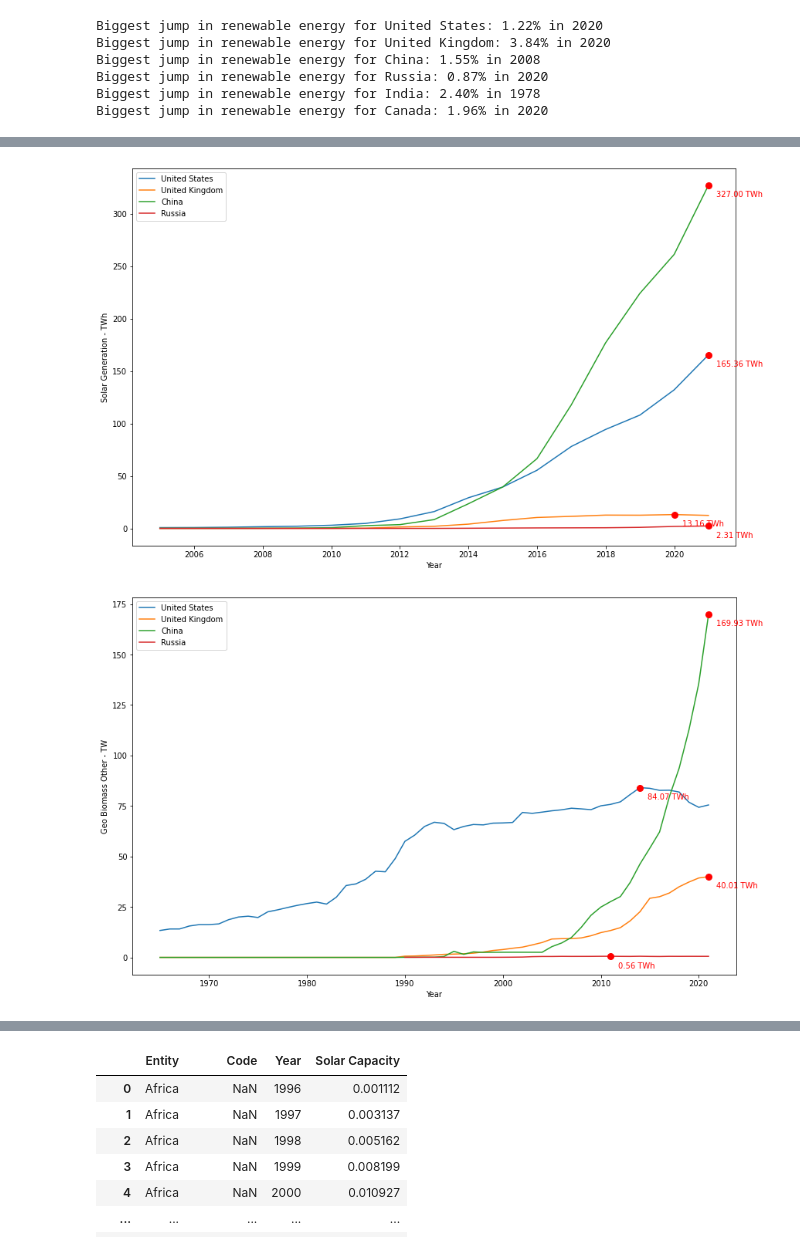
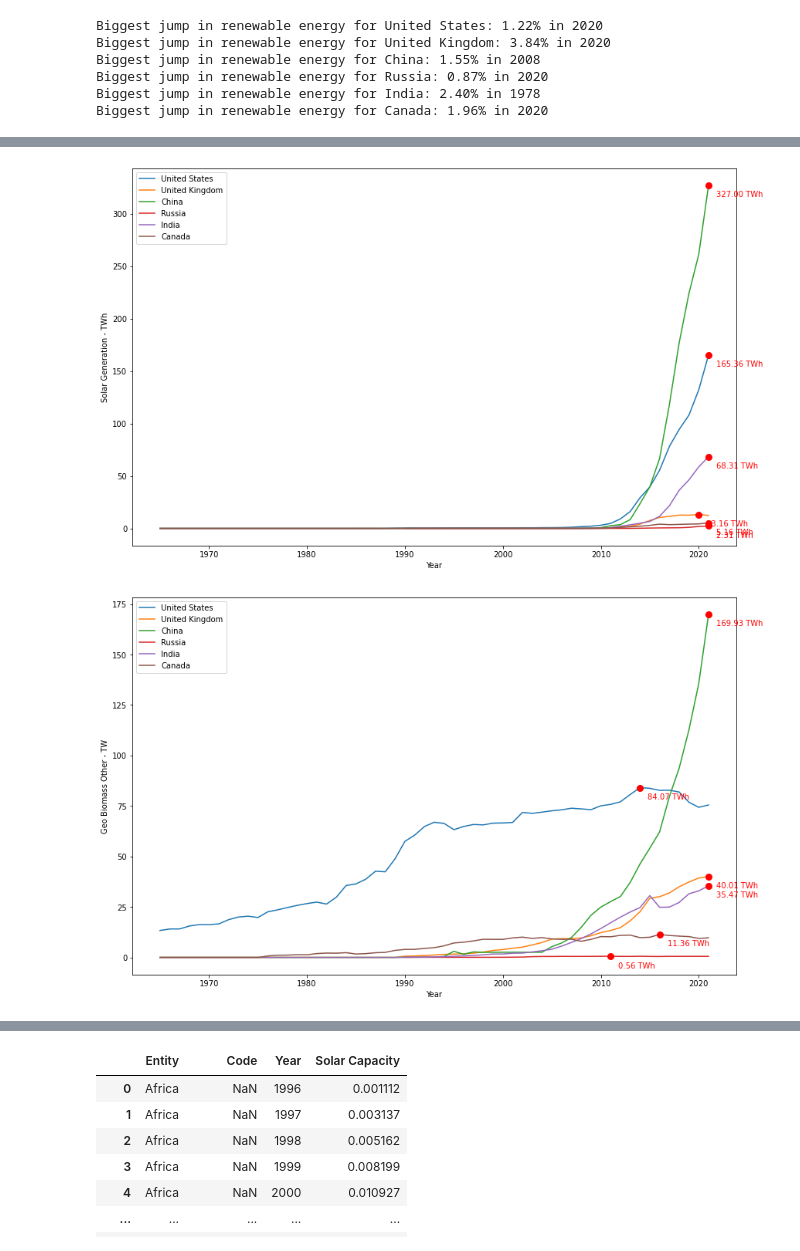
Before and after one commit to LucasMazza42/Energy-Analytics, a Jupyter notebook: ResearchDoc.ipynb, the cells around one changed output, grey strips where cells are left out. Cells and saved outputs as stored; diff of their text form; code cells hidden in the pictures.

```diff
--- a/ResearchDoc.ipynb
+++ b/ResearchDoc.ipynb
@@ -80,3 +80,35 @@ Biggest jump in renewable energy for China: 1.55% in 2008
 Biggest jump in renewable energy for Russia: 0.87% in 2020
 Biggest jump in renewable energy for India: 2.40% in 1978
 Biggest jump in renewable energy for Canada: 1.96% in 2020
+# %%
+import matplotlib.pyplot as plt
+import numpy as np
+
+countries = list(biggest_jumps.keys())
+jumps = [jump for _, jump in biggest_jumps.values()]
+years = [year for year, _ in biggest_jumps.values()]
+
+# Generate a color palette with a different color for each bar
+color_palette = plt.cm.get_cmap('Set3', len(countries))
+
+plt.figure(figsize=(10, 6))
+bars = plt.bar(countries, jumps, color=color_palette(np.arange(len(countries))))
+plt.xticks(rotation=45)
+plt.xlabel('Country')
+plt.ylabel('Renewable Energy Jump (%)')
+plt.title('Biggest Year-to-Year Jumps in Renewable Energy')
+
+# Add data labels
+for i, jump in enumerate(jumps):
+    plt.text(i, jump, f'{jump:.2f}%', ha='center', va='bottom')
+
+# Add annotations with year information
+for i, year in enumerate(years):
+    plt.annotate(year, (i, jumps[i] + 0.5), ha='center')
+
+# Customize the legend to show the corresponding colors
+legend_handles = [plt.Rectangle((0, 0), 1, 1, color=color_palette(i)) for i in range(len(countries))]
+plt.legend(legend_handles, countries, loc='upper right')
+
+plt.tight_layout()
+plt.show()
@@ -83,15 +117,14 @@ Biggest jump in renewable energy for Canada: 1.96% in 2020
 # %%
-#identifying the smallest year to year jump for each country
 jumps = {}
 smallest_jumps = {}
 
 for country in selected_countries:
     country_data = selected_data[selected_data['Entity'] == country].copy()
     country_data['Renewable_Jump'] = country_data['Renewables (% equivalent primary energy)'].diff()
-    max_jump = country_data['Renewable_Jump'].max()
-    max_jump_year = country_data.loc[country_data['Renewable_Jump'].idxmin(), 'Year']
-    biggest_jumps[country] = (max_jump_year, max_jump)
+    min_jump = country_data['Renewable_Jump'].min()
+    min_jump_year = country_data.loc[country_data['Renewable_Jump'].idxmin(), 'Year']
+    smallest_jumps[country] = (min_jump_year, min_jump)
 
-for country, (year, jump) in biggest_jumps.items():
+for country, (year, jump) in smallest_jumps.items():
     print(f"Smallest jump in renewable energy for {country}: {jump:.2f}% in {year}")
 # %% [output]
@@ -126,36 +179,36 @@ renewType = renewType[renewType['Entity'].isin(selected_countries)]
 # %%
 #countries Solar generation
 
 fig, ax = plt.subplots(figsize = (14,9))
-countries = ['United States', 'United Kingdom', 'China', 'Russia']
-filtered_data = renewType[renewType['Entity'].isin(countries)]
+countries = ['United States', 'United Kingdom', 'China', 'Russia','India','Canada']
+solar_data = renewType[renewType['Entity'].isin(countries)]
 #solar_data = filtered_data[(filtered_data['Year'] >= 2005) & (filtered_data['Year'] <= 2021)]
 
 
 for country in countries:
     country_data = solar_data[solar_data['Entity'] == country]
     plt.plot(country_data['Year'], country_data['Solar Generation - TWh'], label=country)
      # Find the maximum value and its index
     max_value = country_data['Solar Generation - TWh'].max()
     max_index = country_data['Solar Generation - TWh'].idxmax()
 
     # Mark the maximum value with a red dot
     plt.plot(country_data.loc[max_index, 'Year'], max_value, 'ro', markersize=8)
 
     # Annotate the maximum value
     plt.annotate(f"{max_value:.2f} TWh", (country_data.loc[max_index, 'Year'], max_value),
                  xytext=(10, -15), textcoords='offset points', color='red')
 
 
 plt.xlabel('Year')
 plt.ylabel('Solar Generation - TWh')
 plt.legend()
 plt.show()
 # %% [output]
-[figure, old version]
+[figure, new version]
 # %%
 fig, ax = plt.subplots(figsize = (14,9))
-countries = ['United States', 'United Kingdom', 'China', 'Russia']
+
 filtered_data = renewType[renewType['Entity'].isin(countries)]
 #solar_data = filtered_data[(filtered_data['Year'] >= 2005) & (filtered_data['Year'] <= 2021)]
 
@@ -180,6 +233,6 @@ plt.ylabel('Geo Biomass Other - TW')
 plt.legend()
 plt.show()
 # %% [output]
-[figure, old version]
+[figure, new version]
 # %%
 fig, ax = plt.subplots(figsize = (14,9))
```
Also changed, not shown: parts of 11 cells of this notebook.
